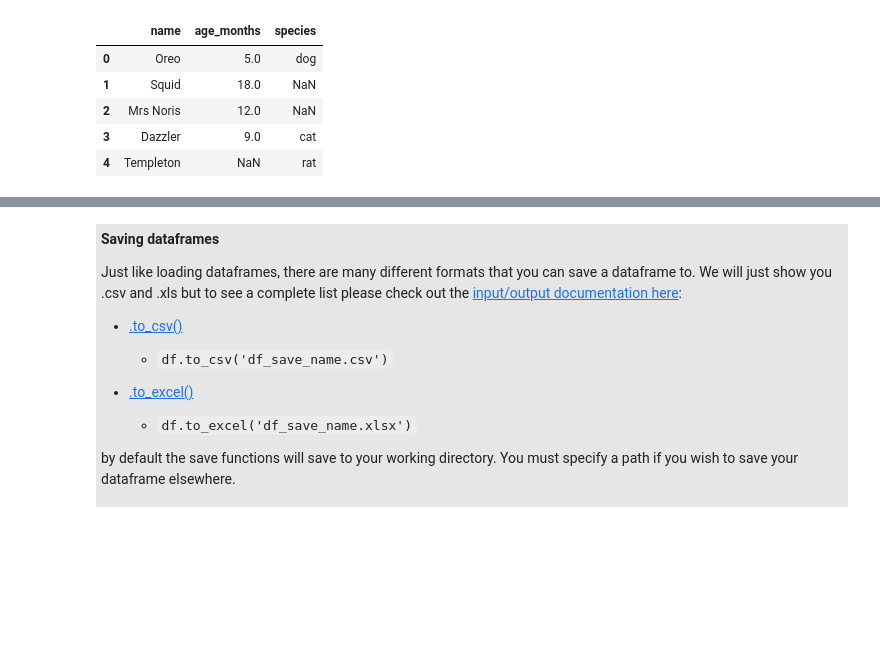
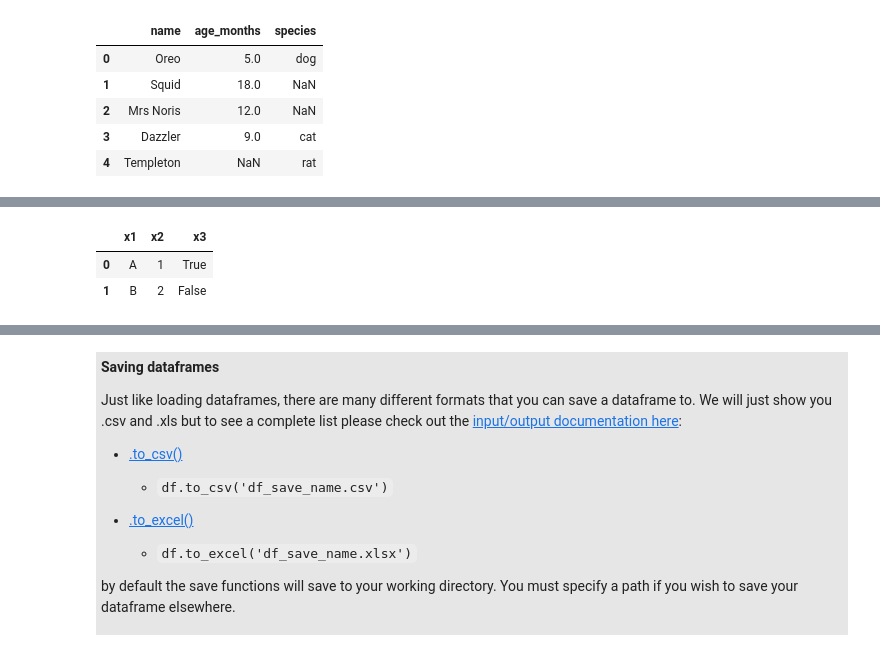
Before and after one commit to AllenInstitute/swdb_2022_python_bootcamp, a Jupyter notebook: PythonBootcamp/06_Introduction_to_Pandas.ipynb, the cells around one changed output, grey strips where cells are left out. Cells and saved outputs as stored; diff of their text form; code cells hidden in the pictures; blank space fills up the shorter version.

```diff
--- a/PythonBootcamp/06_Introduction_to_Pandas.ipynb
+++ b/PythonBootcamp/06_Introduction_to_Pandas.ipynb
@@ -2069,0 +2107,8 @@ pd.merge(dict_df1, list_df, how = 'outer', on ='name')
+# %%
+merged = df1.merge(df2, left_on='x1', right_on='x1')
+# %%
+merged
+# %% [output]
+|  | x1 | x2 | x3 |
+| 0 | A | 1 | True |
+| 1 | B | 2 | False |
```
Also changed, not shown: parts of 16 cells of this notebook.
